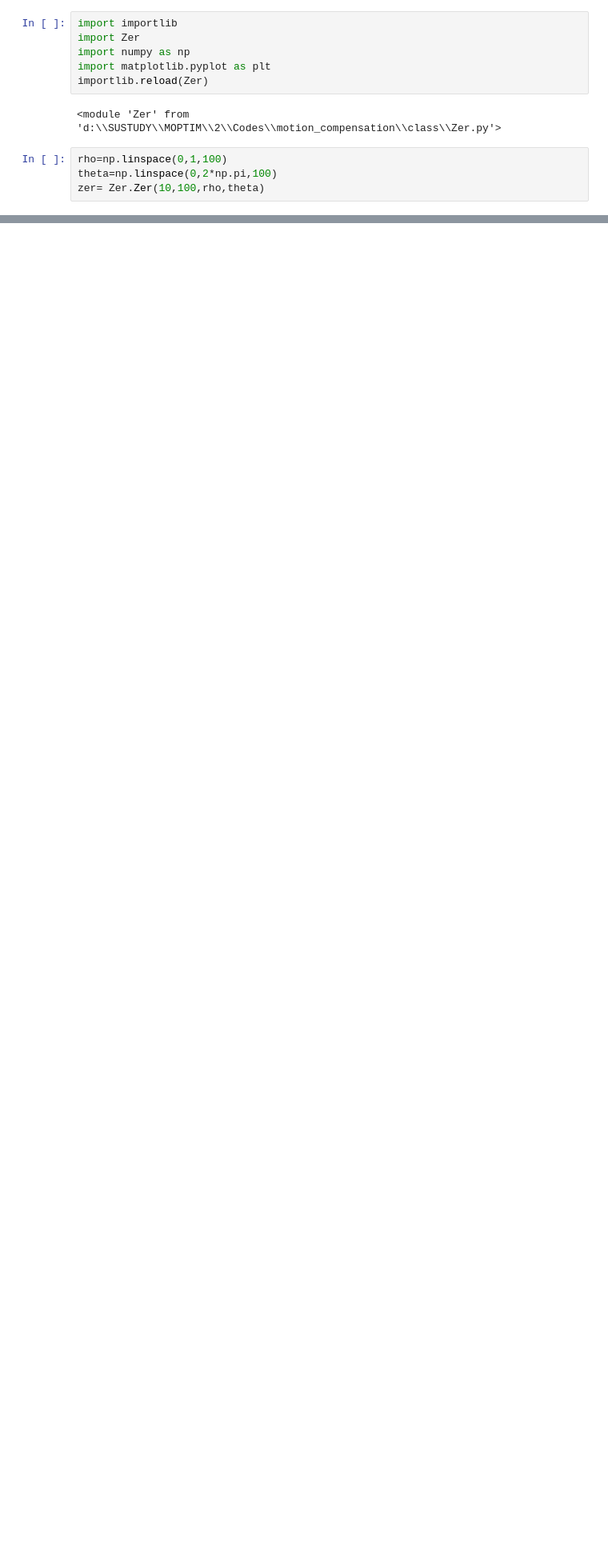
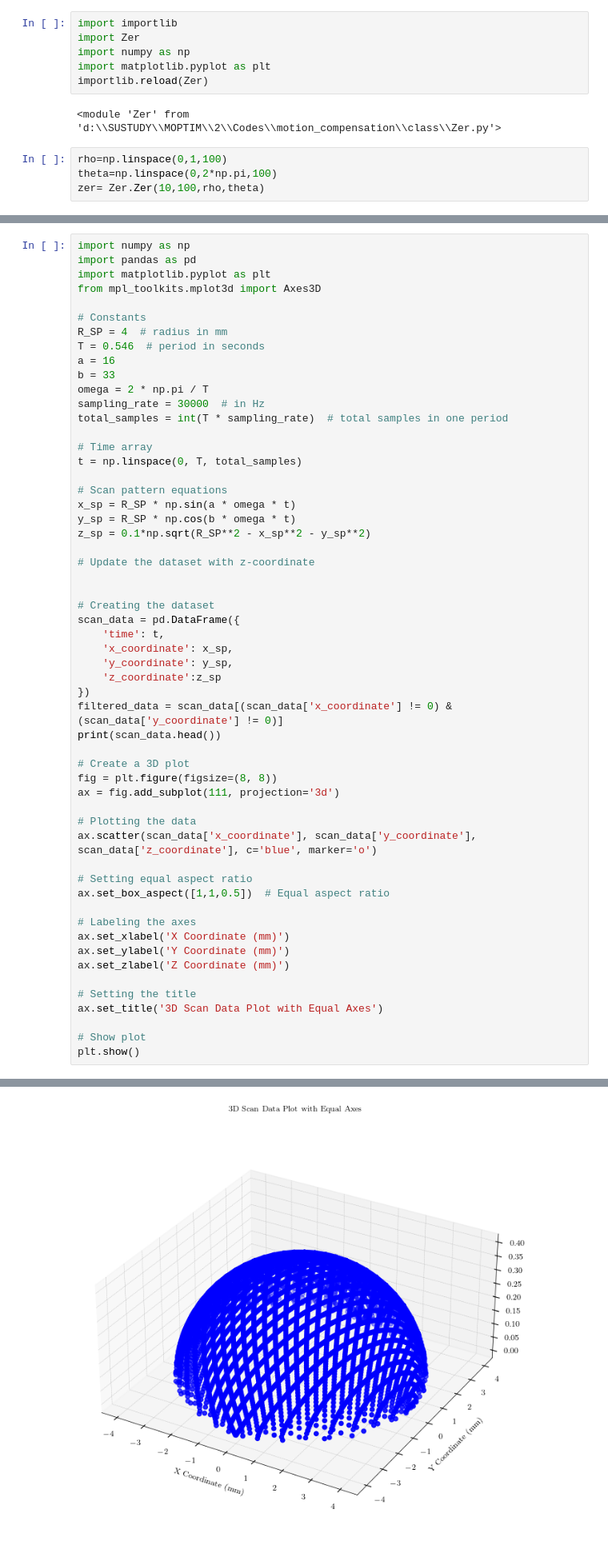
Before and after one commit to klaezhou/zernike, a Jupyter notebook: class/Zernike.ipynb, the cells around one changed output, grey strips where cells are left out. Shown at 80% size. Saved outputs shown, nothing was run; the diff lists cells and outputs as text; blank space fills up the shorter version.

```diff
--- a/class/Zernike.ipynb
+++ b/class/Zernike.ipynb
@@ -94,0 +177,57 @@ TypeError: Zer.diff_zer() takes 4 positional arguments but 5 were given
+# %%
+import numpy as np
+import pandas as pd
+import matplotlib.pyplot as plt
+from mpl_toolkits.mplot3d import Axes3D
+
+# Constants
+R_SP = 4  # radius in mm
+T = 0.546  # period in seconds
+a = 16
+b = 33
+omega = 2 * np.pi / T
+sampling_rate = 30000  # in Hz
+total_samples = int(T * sampling_rate)  # total samples in one period
+
+# Time array
+t = np.linspace(0, T, total_samples)
+
+# Scan pattern equations
+x_sp = R_SP * np.sin(a * omega * t)
+y_sp = R_SP * np.cos(b * omega * t)
+z_sp = 0.1*np.sqrt(R_SP**2 - x_sp**2 - y_sp**2)
+
+# Update the dataset with z-coordinate
+
+
+# Creating the dataset
+scan_data = pd.DataFrame({
+    'time': t,
+    'x_coordinate': x_sp,
+    'y_coordinate': y_sp,
+    'z_coordinate':z_sp
+})
+filtered_data = scan_data[(scan_data['x_coordinate'] != 0) & (scan_data['y_coordinate'] != 0)]
+print(scan_data.head())
+
+# Create a 3D plot
+fig = plt.figure(figsize=(8, 8))
+ax = fig.add_subplot(111, projection='3d')
+
+# Plotting the data
+ax.scatter(scan_data['x_coordinate'], scan_data['y_coordinate'], scan_data['z_coordinate'], c='blue', marker='o')
+
+# Setting equal aspect ratio
+ax.set_box_aspect([1,1,0.5])  # Equal aspect ratio
+
+# Labeling the axes
+ax.set_xlabel('X Coordinate (mm)')
+ax.set_ylabel('Y Coordinate (mm)')
+ax.set_zlabel('Z Coordinate (mm)')
+
+# Setting the title
+ax.set_title('3D Scan Data Plot with Equal Axes')
+
+# Show plot
+plt.show()
+# %% [output]
@@ -94,0 +240 @@ TypeError: Zer.diff_zer() takes 4 positional arguments but 5 were given
+[figure, added]
```
Also changed, not shown: parts of 21 cells of this notebook, 3 other files.
